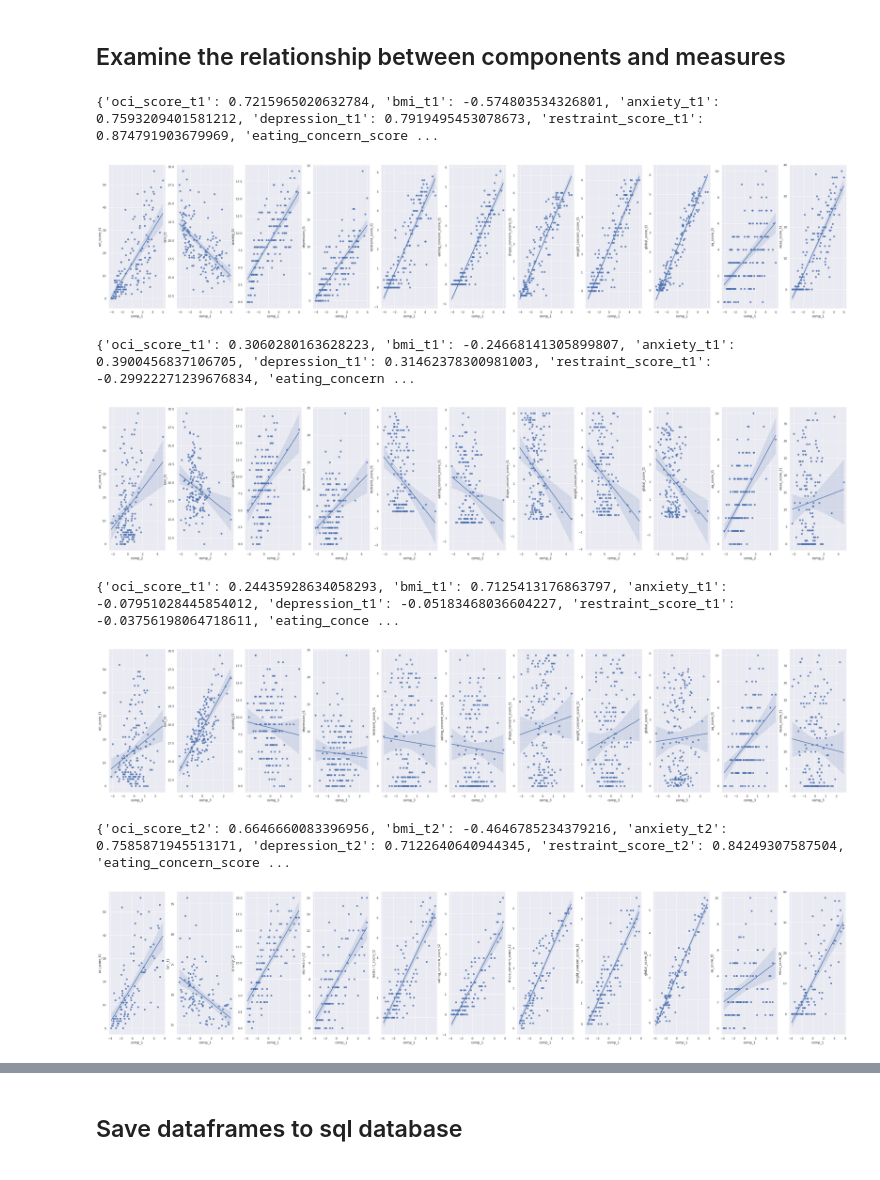
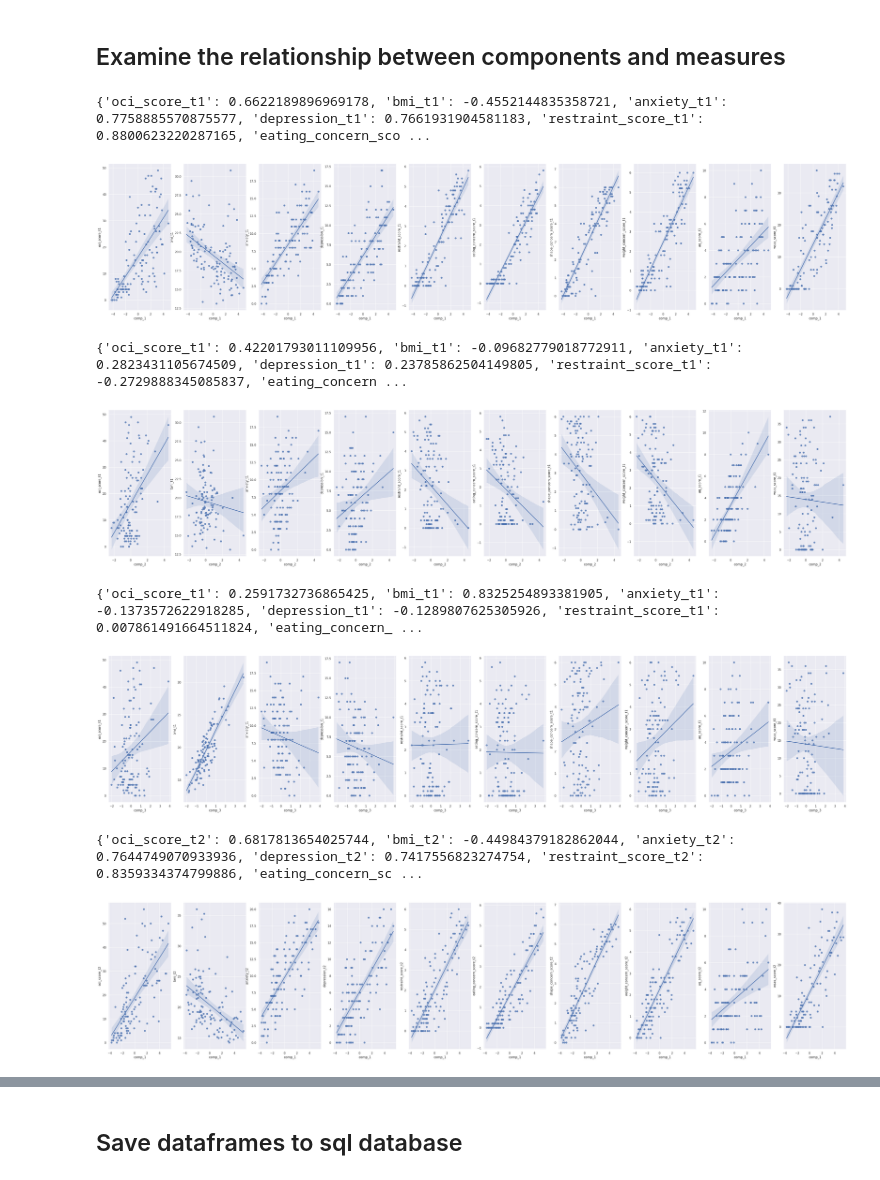
Before and after one commit to WMDA/BB_data, a Jupyter notebook: BB_data/analysis_scripts/pca_data_exploration.ipynb, the cells around one changed output, grey strips where cells are left out. Cells and saved outputs as stored; diff of their text form; code cells hidden in the pictures.

Commit message:
re-ran models with updated participants data

```diff
--- a/BB_data/analysis_scripts/pca_data_exploration.ipynb
+++ b/BB_data/analysis_scripts/pca_data_exploration.ipynb
@@ -85,7 +152,7 @@ Where u is the mean and s is the standard variaces.
 # %%
 scaler = StandardScaler()
-t1_scaler = scaler.fit_transform(t1_df.dropna().drop(['G-Number', 'group'], axis=1))
-t2_scaler = scaler.fit_transform(t2_df.dropna().drop(['B-Number', 'group'], axis=1))
+t1_scaler = scaler.fit_transform(t1_pca)
+t2_scaler = scaler.fit_transform(t2_pca)
 # %% [markdown]
 ## Dimensionality Reduction
 # %%
@@ -172,8 +237,9 @@ t2 explained variance ratio:
 # %% [markdown]
 ## Dataframes
 # %%
-t1_df_seg = pd.concat([t1_df.dropna().reset_index(drop=True), pd.DataFrame(t1_pca_scores)], axis=1)
-t1_df_seg.columns.values[13:16] = ['comp_1', 'comp_2', 'comp_3']
-t1_df_seg = t1_df_seg.drop([3 , 4, 5, 6, 7, 8, 9, 10], axis=1)
+t1_pca_group = pd.concat([pca_df['G_Number'], t1_pca], axis=1)
+t1_df_seg = pd.concat([t1_pca_group, pd.DataFrame(t1_pca_scores)], axis=1)
+t1_df_seg.columns.values[11:14] = ['comp_1', 'comp_2', 'comp_3']
+t1_df_seg = t1_df_seg.drop([3 , 4, 5, 6, 7, 8,9,], axis=1)
 t1_df_seg
 # %% [output]
@@ -199,7 +265,7 @@ sns.scatterplot('comp_1', 'comp_2', 'comp_3', data=t1_df_seg, hue='segment')
 # %%
-t2_df_seg = pd.concat([t2_df.dropna().reset_index(drop=True), pd.DataFrame(t2_pca_scores)], axis=1)
-
-t2_df_seg.columns.values[13:16] = ['comp_1', 'comp_2', 'comp_3']
-t2_df_seg = t2_df_seg.drop([3, 4, 5, 6, 7, 8, 9, 10], axis=1)
+t2_pca_group = pd.concat([pca_df['B_Number'], t2_pca], axis=1)
+t2_df_seg = pd.concat([t2_pca_group, pd.DataFrame(t2_pca_scores)], axis=1)
+t2_df_seg.columns.values[11:14] = ['comp_1', 'comp_2', 'comp_3']
+t2_df_seg = t2_df_seg.drop([3, 4, 5, 6, 7, 8, 9], axis=1)
 t2_df_seg
 # %% [output]
@@ -225,7 +291,7 @@ sns.scatterplot('comp_1', 'comp_2', 'comp_3', data=t2_df_seg, hue='segment')
 # %% [markdown]
 ## Examine the relationship between components and measures
 # %%
-measures_t1 = ['oci_score_t1', 'bmi_t1', 'anxiety_t1', 'depression_t1', 'restraint_score_t1', 'eating_concern_score_t1', 'shape_concern_score_t1', 'weight_concern_score_t1', 'global_score_t1', 'aq_score_t1', 'wsas_score_t1']
+measures_t1 = ['oci_score_t1', 'bmi_t1', 'anxiety_t1', 'depression_t1', 'restraint_score_t1', 'eating_concern_score_t1', 'shape_concern_score_t1', 'weight_concern_score_t1', 'aq_score_t1', 'wsas_score_t1']
 
 correlations_t1 = {
     'comp_1': {},
@@ -237,7 +303,7 @@ for component in correlations_t1.keys():
     for measure in measures_t1:
         correlations_t1[component][measure] =  stats.pearsonr(t1_df_seg[component], t1_df_seg[measure])[0]
 
-measures_t2 = ['oci_score_t2', 'bmi_t2', 'anxiety_t2', 'depression_t2', 'restraint_score_t2', 'eating_concern_score_t2', 'shape_concern_score_t2', 'weight_concern_score_t2', 'global_score_t2', 'aq_score_t2', 'wsas_score_t2']
+measures_t2 = ['oci_score_t2', 'bmi_t2', 'anxiety_t2', 'depression_t2', 'restraint_score_t2', 'eating_concern_score_t2', 'shape_concern_score_t2', 'weight_concern_score_t2', 'aq_score_t2', 'wsas_score_t2']
 
 correlations_t2 = {
     'comp_1': {},
@@ -249,39 +315,39 @@ for component in correlations_t2.keys():
     for measure in measures_t2:
         correlations_t2[component][measure] =  stats.pearsonr(t2_df_seg[component], t2_df_seg[measure])[0]
 # %%
-fig, ax = plt.subplots(1, 11,figsize=(50, 10))
+fig, ax = plt.subplots(1, 10,figsize=(50, 10))
 
 for index, measure in enumerate(measures_t1):
     sns.regplot(y=measure, x='comp_1',data=t1_df_seg, ax=ax[index])
 print(correlations_t1['comp_1'])
 # %% [output]
-{'oci_score_t1': 0.7215965020632784, 'bmi_t1': -0.574803534326801, 'anxiety_t1': 0.7593209401581212, 'depression_t1': 0.7919495453078673, 'restraint_score_t1': 0.874791903679969, 'eating_concern_score ...
+{'oci_score_t1': 0.6622189896969178, 'bmi_t1': -0.4552144835358721, 'anxiety_t1': 0.7758885570875577, 'depression_t1': 0.7661931904581183, 'restraint_score_t1': 0.8800623220287165, 'eating_concern_sco ...
-[figure, old version]
+[figure, new version]
 # %%
-fig, ax = plt.subplots(1, 11,figsize=(50, 10))
+fig, ax = plt.subplots(1, 10,figsize=(50, 10))
 
 for index, measure in enumerate(measures_t1):
     sns.regplot(y=measure, x='comp_2',data=t1_df_seg, ax=ax[index])
 print(correlations_t1['comp_2'])
 # %% [output]
-{'oci_score_t1': 0.3060280163628223, 'bmi_t1': -0.24668141305899807, 'anxiety_t1': 0.3900456837106705, 'depression_t1': 0.31462378300981003, 'restraint_score_t1': -0.29922271239676834, 'eating_concern ...
+{'oci_score_t1': 0.42201793011109956, 'bmi_t1': -0.09682779018772911, 'anxiety_t1': 0.2823431105674509, 'depression_t1': 0.23785862504149805, 'restraint_score_t1': -0.2729888345085837, 'eating_concern ...
-[figure, old version]
+[figure, new version]
 # %%
-fig, ax = plt.subplots(1, 11,figsize=(50, 10))
+fig, ax = plt.subplots(1, 10,figsize=(50, 10))
 
 for index, measure in enumerate(measures_t1):
     sns.regplot(y=measure, x='comp_3',data=t1_df_seg, ax=ax[index])
 print(correlations_t1['comp_3'])
 # %% [output]
-{'oci_score_t1': 0.24435928634058293, 'bmi_t1': 0.7125413176863797, 'anxiety_t1': -0.07951028445854012, 'depression_t1': -0.05183468036604227, 'restraint_score_t1': -0.03756198064718611, 'eating_conce ...
+{'oci_score_t1': 0.2591732736865425, 'bmi_t1': 0.8325254893381905, 'anxiety_t1': -0.1373572622918285, 'depression_t1': -0.1289807625305926, 'restraint_score_t1': 0.007861491664511824, 'eating_concern_ ...
-[figure, old version]
+[figure, new version]
 # %%
-fig, ax = plt.subplots(1, 11,figsize=(50, 10))
+fig, ax = plt.subplots(1, 10,figsize=(50, 10))
 
 for index, measure in enumerate(measures_t2):
     sns.regplot(y=measure, x='comp_1',data=t2_df_seg, ax=ax[index])
 print(correlations_t2['comp_1'])
 # %% [output]
-{'oci_score_t2': 0.6646660083396956, 'bmi_t2': -0.4646785234379216, 'anxiety_t2': 0.7585871945513171, 'depression_t2': 0.7122640640944345, 'restraint_score_t2': 0.84249307587504, 'eating_concern_score ...
+{'oci_score_t2': 0.6817813654025744, 'bmi_t2': -0.44984379182862044, 'anxiety_t2': 0.7644749070933936, 'depression_t2': 0.7417556823274754, 'restraint_score_t2': 0.8359334374799886, 'eating_concern_sc ...
-[figure, old version]
+[figure, new version]
 # %%
```
Also changed, not shown: parts of 29 cells of this notebook, 6 other files.
